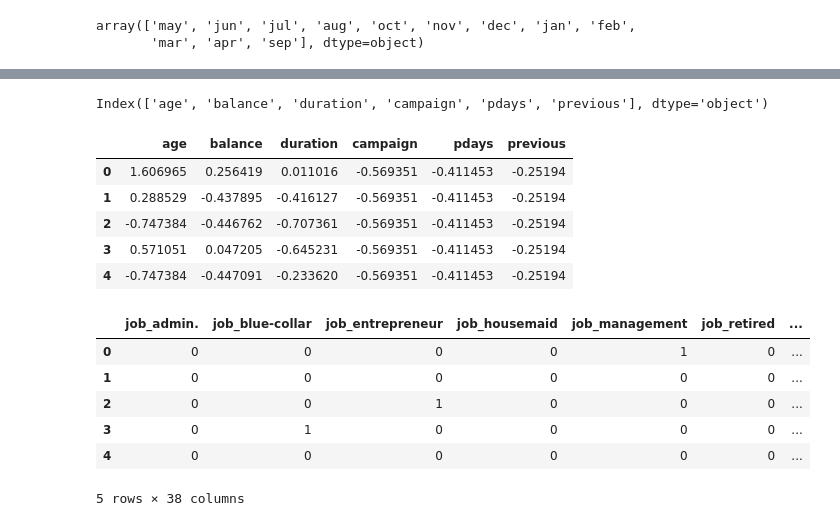
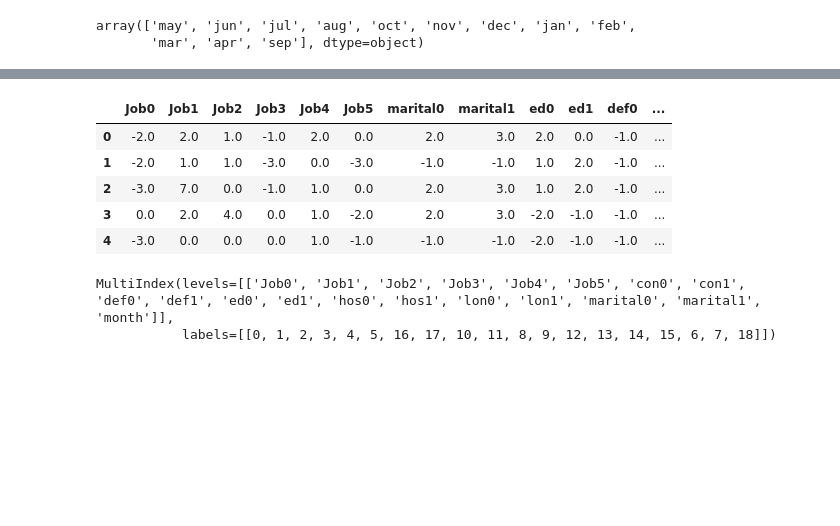
Before and after one commit to Nada-gh/BankMarketing, a Jupyter notebook: DataExploration.ipynb, the cells around one changed output, grey strips where cells are left out. Drawn from its saved outputs; the diff is of its cells as text; code cells hidden in the pictures; blank space fills up the shorter version.

```diff
--- a/DataExploration.ipynb
+++ b/DataExploration.ipynb
@@ -641,0 +282,7 @@ BankData_cont.drop(inplace=True,columns='day')
+# %%
+fh = FeatureHasher(n_features=2, input_type='string')
+hashed_features = fh.fit_transform(BankData['loan'])
+hashed_features = hashed_features.toarray()
+#pd.concat([BankData['marital'], pd.DataFrame(hashed_features)],axis=1).iloc[1:12]
+MappedDta6=pd.DataFrame(hashed_features,columns=[['lon0','lon1']])
+MappedDta6.head()
@@ -641,0 +296,7 @@ BankData_cont.drop(inplace=True,columns='day')
+# %%
+fh = FeatureHasher(n_features=2, input_type='string')
+hashed_features = fh.fit_transform(BankData['contact'])
+hashed_features = hashed_features.toarray()
+#pd.concat([BankData['marital'], pd.DataFrame(hashed_features)],axis=1).iloc[1:12]
+MappedDta7=pd.DataFrame(hashed_features,columns=[['con0','con1']])
+MappedDta7.head()
@@ -642,35 +310,18 @@ BankData_cont.drop(inplace=True,columns='day')
+# %%
+MappedDta=pd.concat([MappedDta,MappedDta2,MappedDta3,MappedDta4,MappedDta5,MappedDta6,MappedDta7], axis=1)
+# %%
+MappedDta['month']= BankData['month'].map({'jan':1, 'feb':2, 'mar':3, 'apr':4, 'may':5, 'jun':6, 'jul':7, 'aug':8, 'sep':9, 'oct':10, 'nov':11, 'dec':12})
+# %%
+MappedDta.head()
+# %% [output]
+|  | Job0 | Job1 | Job2 | Job3 | Job4 | Job5 | marital0 | marital1 | ed0 | ed1 | def0 | ... |
+| 0 | -2.0 | 2.0 | 1.0 | -1.0 | 2.0 | 0.0 | 2.0 | 3.0 | 2.0 | 0.0 | -1.0 | ... |
+| 1 | -2.0 | 1.0 | 1.0 | -3.0 | 0.0 | -3.0 | -1.0 | -1.0 | 1.0 | 2.0 | -1.0 | ... |
+| 2 | -3.0 | 7.0 | 0.0 | -1.0 | 1.0 | 0.0 | 2.0 | 3.0 | 1.0 | 2.0 | -1.0 | ... |
+| 3 | 0.0 | 2.0 | 4.0 | 0.0 | 1.0 | -2.0 | 2.0 | 3.0 | -2.0 | -1.0 | -1.0 | ... |
+| 4 | -3.0 | 0.0 | 0.0 | 0.0 | 1.0 | -1.0 | -1.0 | -1.0 | -2.0 | -1.0 | -1.0 | ... |
 # %%
-BankData_cont.columns
+MappedDta.columns
 # %% [output]
-Index(['age', 'balance', 'duration', 'campaign', 'pdays', 'previous'], dtype='object')
+MultiIndex(levels=[['Job0', 'Job1', 'Job2', 'Job3', 'Job4', 'Job5', 'con0', 'con1', 'def0', 'def1', 'ed0', 'ed1', 'hos0', 'hos1', 'lon0', 'lon1', 'marital0', 'marital1', 'month']],
+           labels=[[0, 1, 2, 3, 4, 5, 16, 17, 10, 11, 8, 9, 12, 13, 14, 15, 6, 7, 18]])
-# %%
-from sklearn import preprocessing
-# Get column names first
-names = BankData_cont.columns
-
-# Create the Scaler object
-scaler = preprocessing.StandardScaler()
-
-# Fit your data on the scaler object
-scaled_df = scaler.fit_transform(BankData_cont)
-scaled_df = pd.DataFrame(scaled_df, columns=names)
-scaled_df.head()
-# %% [output]
-|  | age | balance | duration | campaign | pdays | previous |
-| 0 | 1.606965 | 0.256419 | 0.011016 | -0.569351 | -0.411453 | -0.25194 |
-| 1 | 0.288529 | -0.437895 | -0.416127 | -0.569351 | -0.411453 | -0.25194 |
-| 2 | -0.747384 | -0.446762 | -0.707361 | -0.569351 | -0.411453 | -0.25194 |
-| 3 | 0.571051 | 0.047205 | -0.645231 | -0.569351 | -0.411453 | -0.25194 |
-| 4 | -0.747384 | -0.447091 | -0.233620 | -0.569351 | -0.411453 | -0.25194 |
-# %%
-BankData_final= pd.concat([BankData_catog,scaled_df], axis=1)
-BankData_final['y']=BankData.y_num
-BankData_final.head()
-# %% [output]
-|  | job_admin. | job_blue-collar | job_entrepreneur | job_housemaid | job_management | job_retired | ... |
-| 0 | 0 | 0 | 0 | 0 | 1 | 0 | ... |
-| 1 | 0 | 0 | 0 | 0 | 0 | 0 | ... |
-| 2 | 0 | 0 | 1 | 0 | 0 | 0 | ... |
-| 3 | 0 | 1 | 0 | 0 | 0 | 0 | ... |
-| 4 | 0 | 0 | 0 | 0 | 0 | 0 | ... |
-5 rows × 38 columns
```
Also changed, not shown: parts of 133 cells of this notebook.
